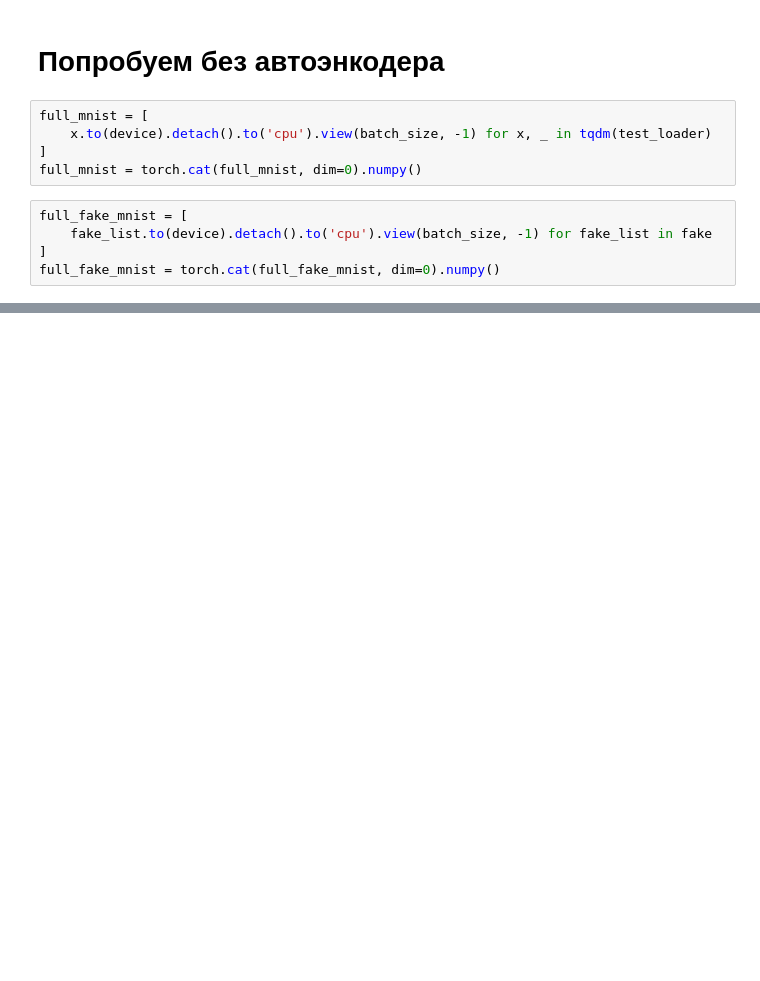
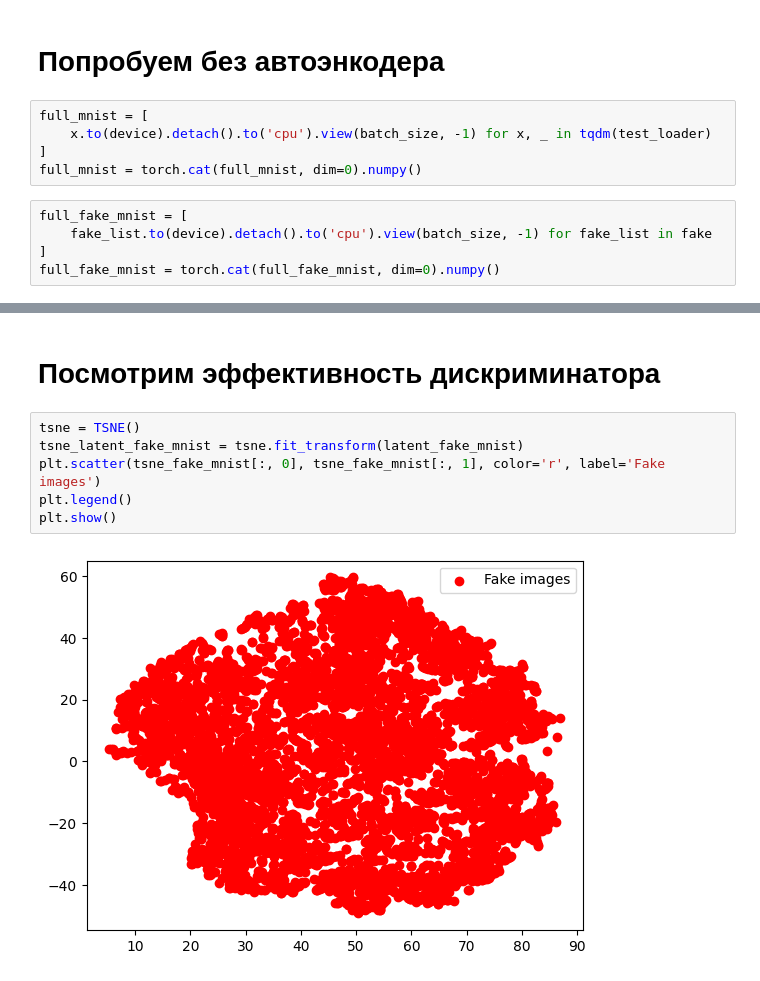
Before and after one commit to Rin4797/uniform_coverage_of_gans, a Jupyter notebook: notebooks/mnist_models.ipynb, the cells around one changed output, grey strips where cells are left out. Drawn from its saved outputs; the diff is of its cells as text; blank space fills up the shorter version.

```diff
--- a/notebooks/mnist_models.ipynb
+++ b/notebooks/mnist_models.ipynb
@@ -392,0 +377,10 @@ plt.show()
+# %% [markdown]
+# Посмотрим эффективность дискриминатора
+# %%
+tsne = TSNE()
+tsne_latent_fake_mnist = tsne.fit_transform(latent_fake_mnist)
+plt.scatter(tsne_fake_mnist[:, 0], tsne_fake_mnist[:, 1], color='r', label='Fake images')
+plt.legend()
+plt.show()
+# %% [output]
+[figure, added]
```
Also changed, not shown: parts of 35 cells of this notebook.
